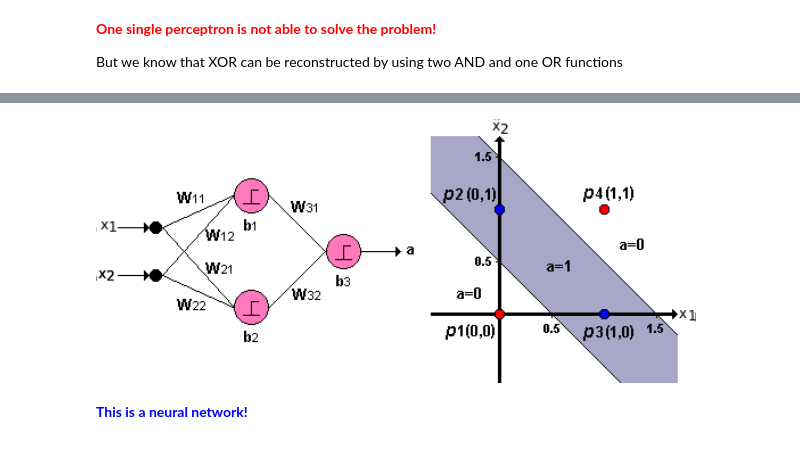
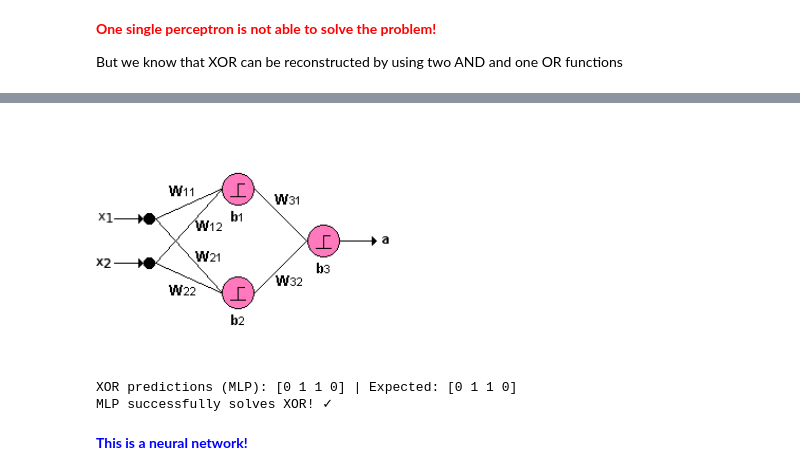
Before and after one commit to rramosp/deeplearning.udea, a Jupyter notebook: content/U01.01 - Introduction to Neural Networks.ipynb, the cells around one changed output, grey strips where cells are left out. Saved outputs shown, nothing was run; the diff lists cells and outputs as text; code cells hidden in the pictures.

```diff
--- a/content/U01.01 - Introduction to Neural Networks.ipynb
+++ b/content/U01.01 - Introduction to Neural Networks.ipynb
@@ -9,3 +9,17 @@ Artificial Neural Networks (ANNs) are bioinspired algorithms that address a wide
 ANNs can be used for various learning paradigms, but in most common scenarios, they are employed as a mapping $x \rightarrow y$ from an input space $x \in \mathcal{X}$ to an output space $y \in \mathcal {Y}$. Depending on the application, $x$ and $y$ can be samples from different information modalities such as vectors, matrices, images, videos, or audio signals. Therefore, the study of neural networks involves analyzing the most appropriate architectures (neural configurations) for each modality and task, as well as the essential components required for successful model training and deployment.
 # %% [markdown]
 ## 1.1 The Perceptron
+# %%
+import numpy as np
+import matplotlib.pyplot as plt
+import matplotlib.gridspec as gridspec
+from matplotlib.colors import ListedColormap
+from IPython.display import Image
+from sklearn.neural_network import MLPClassifier
+import warnings
+warnings.filterwarnings('ignore')
+
+plt.rcParams['figure.dpi'] = 110
+plt.rcParams['font.size'] = 12
+np.random.seed(42)
+print("Libraries loaded successfully!")
@@ -75,6 +156,14 @@ But we know that XOR can be reconstructed by using two AND and one OR functions
 # %%
-Image(filename='local/imgs/XOR.png', width=600)
+Image(filename='local/imgs/XOR.png', width=300)
 # %% [output]
-[figure, old version]
+[figure, new version]
+# %%
+from local.lib.utils import MLP
+mlp = MLP(hidden_size=4, lr=1.0, n_epochs=10000).fit(X_xor, y_xor)
+print("XOR predictions (MLP):", mlp.predict(X_xor), "| Expected:", y_xor)
+print("MLP successfully solves XOR! ✓")
+# %% [output]
+XOR predictions (MLP): [0 1 1 0] | Expected: [0 1 1 0]
+MLP successfully solves XOR! ✓
 # %% [markdown]
 <span style="color:blue">**This is a neural network!**</span>
```
Also changed, not shown: parts of 28 cells of this notebook, 6 other files.
